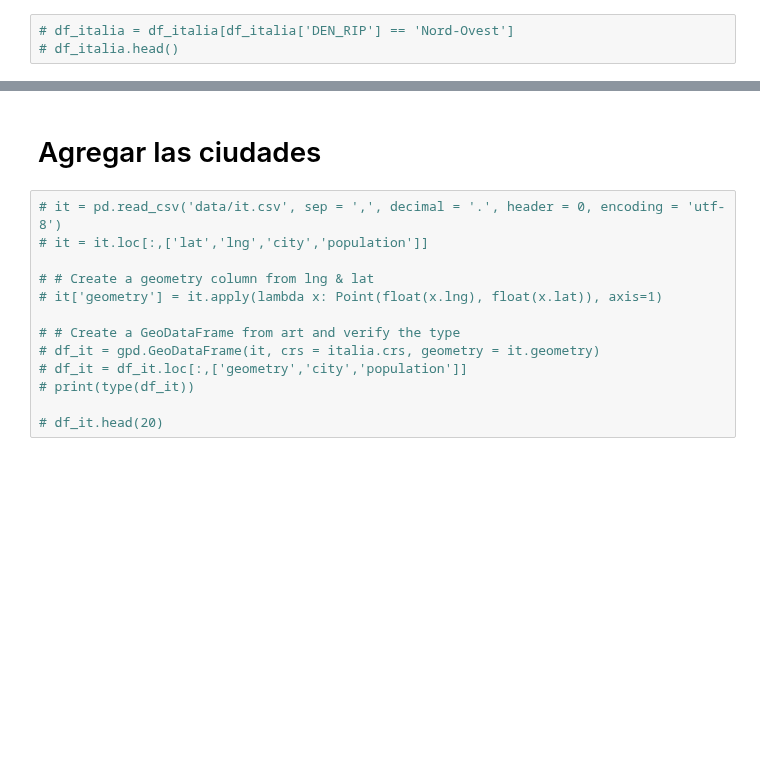
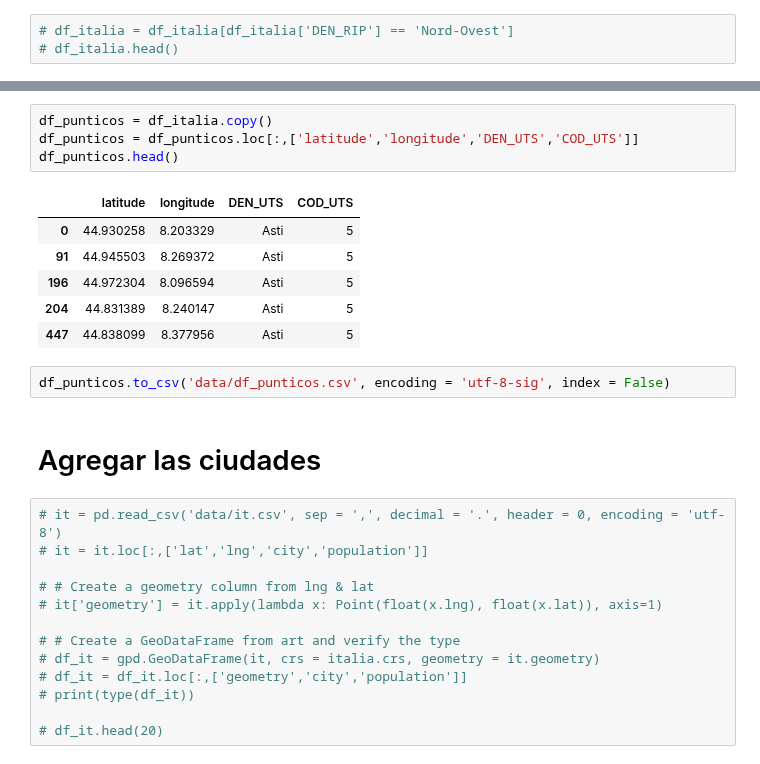
Before and after one commit to oecorrechag/Home-functions, a Jupyter notebook: graficos/mapa full/mapa seleccionable 2/simular.ipynb, the cells around one changed output, grey strips where cells are left out. Cells and saved outputs as stored; diff of their text form; blank space fills up the shorter version.

```diff
--- a/graficos/mapa full/mapa seleccionable 2/simular.ipynb
+++ b/graficos/mapa full/mapa seleccionable 2/simular.ipynb
@@ -80,3 +80,16 @@ df_italia['longitude'].min(), df_italia['longitude'].max()
+# %%
+df_punticos = df_italia.copy()
+df_punticos = df_punticos.loc[:,['latitude','longitude','DEN_UTS','COD_UTS']]
+df_punticos.head()
+# %% [output]
+|  | latitude | longitude | DEN_UTS | COD_UTS |
+| 0 | 44.930258 | 8.203329 | Asti | 5 |
+| 91 | 44.945503 | 8.269372 | Asti | 5 |
+| 196 | 44.972304 | 8.096594 | Asti | 5 |
+| 204 | 44.831389 | 8.240147 | Asti | 5 |
+| 447 | 44.838099 | 8.377956 | Asti | 5 |
+# %%
+df_punticos.to_csv('data/df_punticos.csv', encoding = 'utf-8-sig', index = False)
 # %% [markdown]
 # Agregar las ciudades
 # %%
```
Also changed, not shown: parts of 10 cells of this notebook, 1 other file.
